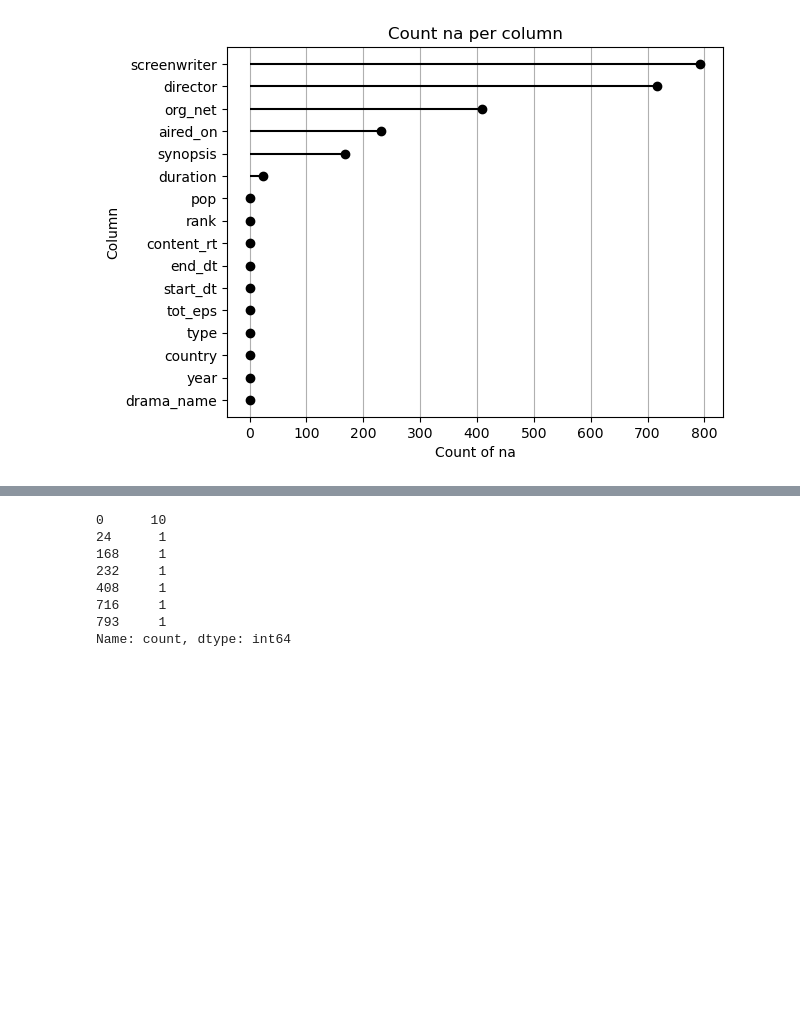
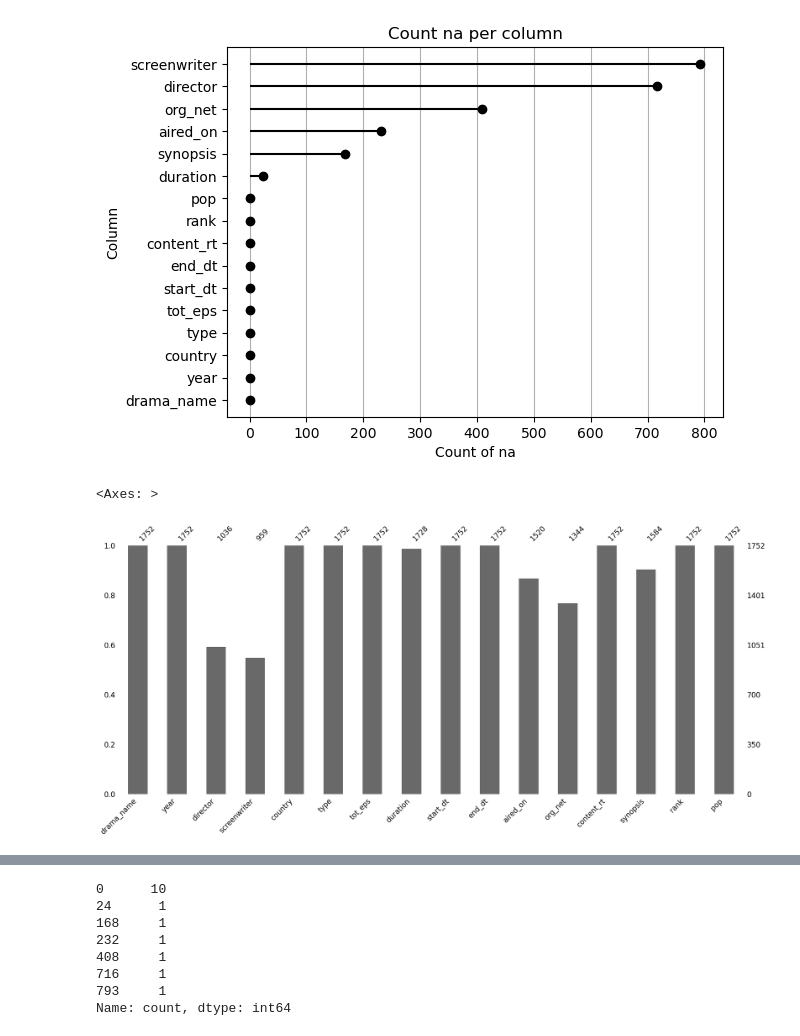
Before and after one commit to gfranciscoerazom/analysis-k-dramas, a Jupyter notebook: jupyternotebook/korean_drama.ipynb, the cells around one changed output, grey strips where cells are left out. Saved outputs shown, nothing was run; the diff lists cells and outputs as text; code cells hidden in the pictures; blank space fills up the shorter version.

```diff
--- a/jupyternotebook/korean_drama.ipynb
+++ b/jupyternotebook/korean_drama.ipynb
@@ -186,3 +187,8 @@ k_dramas.missing_data.na_count_and_percentage_per("column").sort_values(by="coun
 k_dramas.missing_data.plot_of_na_count_per_column()
 # %% [output]
 [figure]
+# %%
+msno.bar(k_dramas)
+# %% [output]
+<Axes: >
+[figure, added]
```
Also changed, not shown: parts of 4 cells of this notebook, 1 other file.
